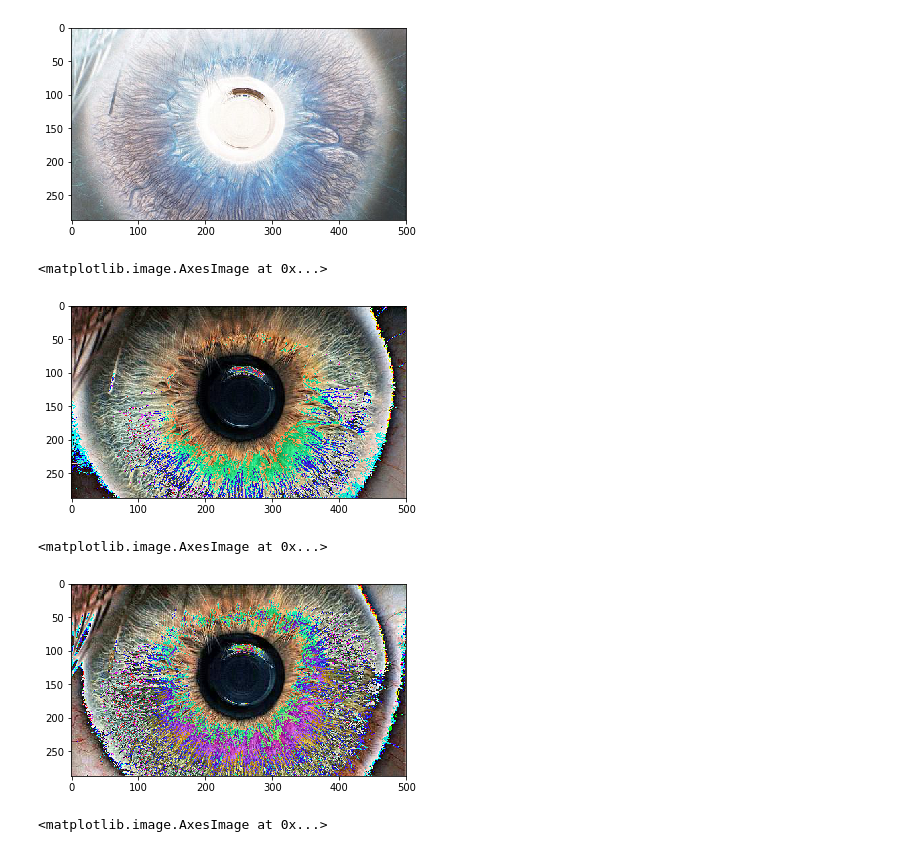
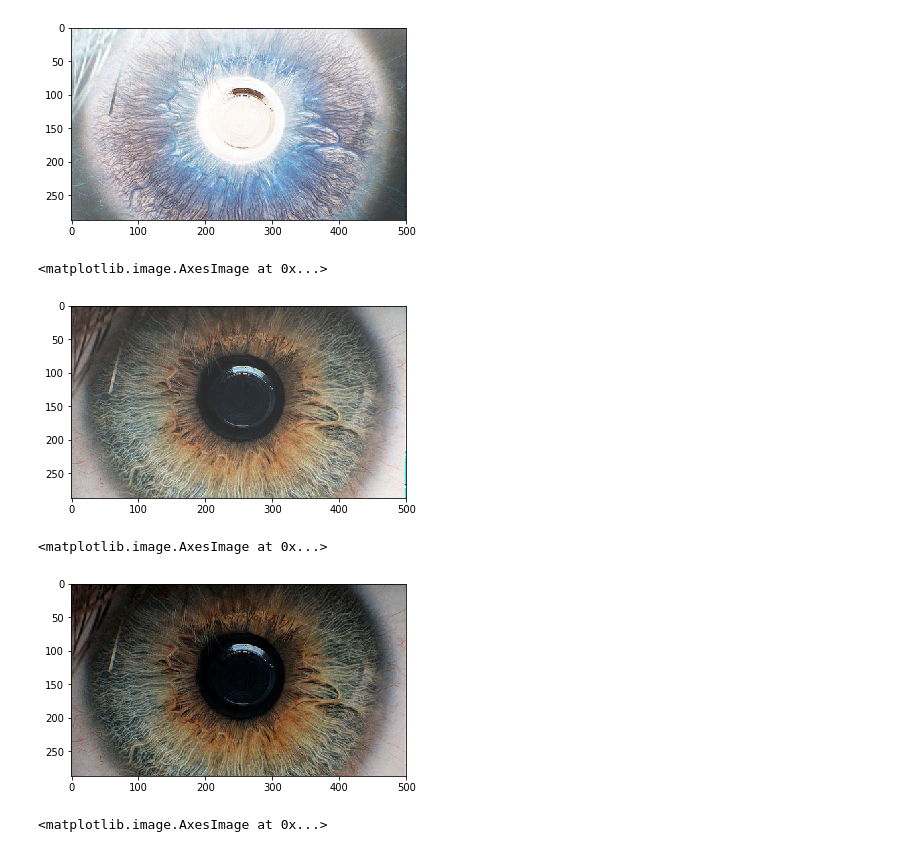
Before and after one commit to alcaster/Biometry-October, a Jupyter notebook: Operation on pixels.ipynb, the cells around one changed output. Drawn from its saved outputs; the diff is of its cells as text; code cells hidden in the pictures.

Commit message:
Change in directory structure. Adjustment to report. New filters.

```diff
--- a/Image filtration.ipynb
+++ b/Operation on pixels.ipynb
@@ -8,5 +8,5 @@ from matplotlib.pyplot import imshow
 # %%
-filename = 'eye.jpg'
+filename = 'data/images/eye.jpg'
 # %%
 class PixelProcessor:
     def __init__(self, filepath:str):
@@ -19,12 +19,11 @@ class PixelProcessor:
         return np.apply_along_axis(self._pixel2gray2, -1, self.img)
 
     def get_negate(self):
-        negated = 255 - self.img
-        negated[negated < 0] = 0
-        return negated
+        return 255 - self.img
 
-    def get_brightness(self, factor: float):
-        brightened = self.img * factor  # Times factor but not bigger than
+    def get_brightness(self, brightness):
+        brightened =  self.img + brightness
+        brightened[brightened < 0] = 0
         brightened[brightened > 255] = 255
         return brightened
 
@@ -48,8 +47,9 @@ class PixelProcessor:
         # Transform to binary image
         img = self.get_global_thresholding_simple(threshold)
         height, width, _ = img.shape
-        row_projection = [sum(r for r, g, b in row) for row in img]
+        row_projection = [sum(r for r, g, b in row)//3 for row in img]
         ran = list(range(height))
+        plt.figure(figsize=(20, 10))
         plt.gca().invert_yaxis()
         plt.barh(ran, row_projection)
 
@@ -57,17 +57,22 @@ class PixelProcessor:
         img = self.get_global_thresholding_simple(threshold)
         column_grey_img = np.transpose(img, (1, 0, 2))
         width, height, _ = column_grey_img.shape
-        column_projection = [sum(r for r, g, b in column) for column in column_grey_img]
+        column_projection = [sum(r for r, g, b in column)//3 for column in column_grey_img]
         ran = list(range(width))
+        plt.figure(figsize=(20, 10))
         plt.bar(ran, column_projection)
 
     def convolution(self, filter: list):
-        filter = np.array(filter).flatten()
+        filter = np.array(filter)
+        height, width = filter.shape
+        filter = filter.flatten()
         img = self.img
         new_image = []
         print(f'Applying filter {filter}')
-        for index, (row1, row2, row3) in enumerate(zip(img[0:], img[1:], img[2:])):
+        for index, rows in enumerate(zip(*[img[i:] for i in range(height)])):
             new_image.append([])
+            row1,row2,row3 = rows
+#             for frame in zip(list(itertools.chain(row[i:] for i in range(width))) for row in rows):
             for frame in zip(row1[0:], row1[1:], row1[2:], row2[0:], row2[1:], row2[2:], row3[0:], row3[1:], row3[2:]):
                 frame = np.array(frame)
                 r, g, b = [frame[:, i] for i in range(3)]
@@ -116,15 +144,15 @@ imshow(pixel_processor.get_negate())
 <matplotlib.image.AxesImage at 0x...>
 [figure]
 # %%
-imshow(pixel_processor.get_brightness(2))
+imshow(pixel_processor.get_brightness(40))
 # %% [output]
 <matplotlib.image.AxesImage at 0x...>
-[figure, old version]
+[figure, new version]
 # %%
-imshow(pixel_processor.get_contrast(2))
+imshow(pixel_processor.get_contrast(1.006))
 # %% [output]
 <matplotlib.image.AxesImage at 0x...>
-[figure, old version]
+[figure, new version]
 # %%
 imshow(pixel_processor.get_global_thresholding_simple(40))
 # %% [output]
```
Also changed, not shown: parts of 6 cells of this notebook, 3 other files.
